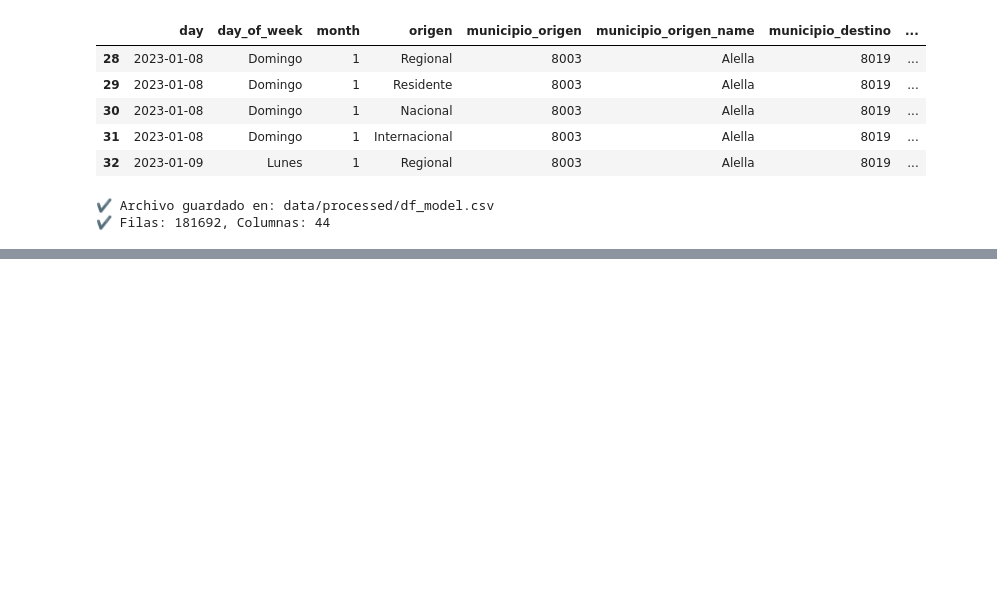
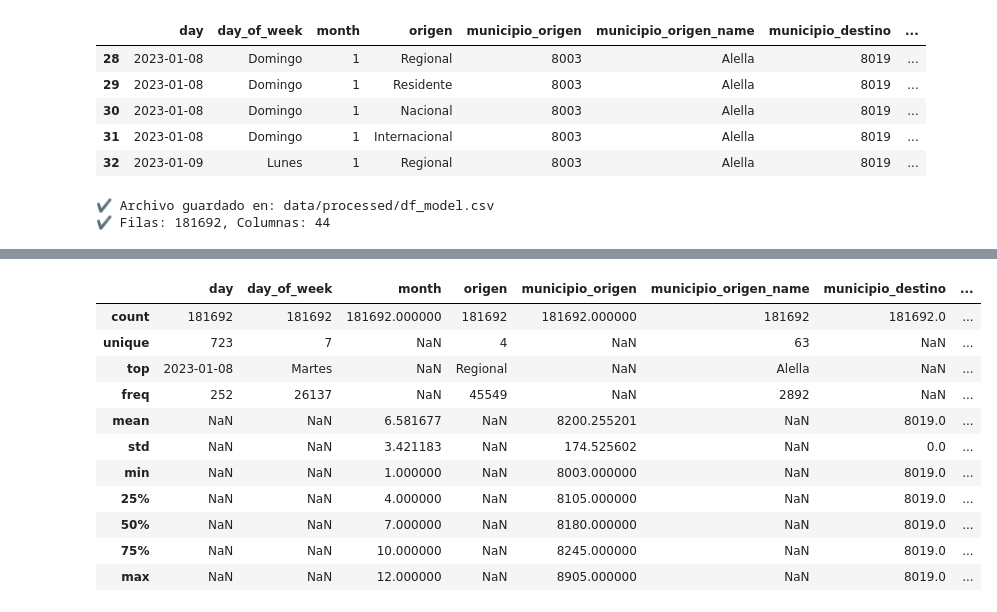
Before and after one commit to noelkei/bcn-mobility-insights-forecast, a Jupyter notebook: eda.ipynb, the cells around one changed output, grey strips where cells are left out. Drawn from its saved outputs; the diff is of its cells as text; code cells hidden in the pictures; blank space fills up the shorter version.

```diff
--- a/eda.ipynb
+++ b/eda.ipynb
@@ -764,3 +764,21 @@ print(f"✔ Filas: {len(df_model)}, Columnas: {len(df_model.columns)}")
 # %% [output]
 ✔ Archivo guardado en: data/processed/df_model.csv
 ✔ Filas: 181692, Columnas: 44
+# %%
+import pandas as pd
+
+# Mostrar todas las columnas sin límite
+pd.set_option('display.max_columns', None)
+
+# Cargar el CSV en un DataFrame
+df_model = pd.read_csv("data/processed/df_model.csv")
+
+# Mostrar primeras filas
+print(df_model.head())
+
+# Imprimir nombres de columnas
+print(df_model.columns.tolist())
+
+print(df_model.info())
+
+print(df_model.describe(include="all"))
@@ -766,0 +881,15 @@ print(f"✔ Filas: {len(df_model)}, Columnas: {len(df_model.columns)}")
+# %%
+display(df_model.describe(include="all"))
+# %% [output]
+|  | day | day_of_week | month | origen | municipio_origen | municipio_origen_name | municipio_destino | ... |
+| count | 181692 | 181692 | 181692.000000 | 181692 | 181692.000000 | 181692 | 181692.0 | ... |
+| unique | 723 | 7 | NaN | 4 | NaN | 63 | NaN | ... |
+| top | 2023-01-08 | Martes | NaN | Regional | NaN | Alella | NaN | ... |
+| freq | 252 | 26137 | NaN | 45549 | NaN | 2892 | NaN | ... |
+| mean | NaN | NaN | 6.581677 | NaN | 8200.255201 | NaN | 8019.0 | ... |
+| std | NaN | NaN | 3.421183 | NaN | 174.525602 | NaN | 0.0 | ... |
+| min | NaN | NaN | 1.000000 | NaN | 8003.000000 | NaN | 8019.0 | ... |
+| 25% | NaN | NaN | 4.000000 | NaN | 8105.000000 | NaN | 8019.0 | ... |
+| 50% | NaN | NaN | 7.000000 | NaN | 8180.000000 | NaN | 8019.0 | ... |
+| 75% | NaN | NaN | 10.000000 | NaN | 8245.000000 | NaN | 8019.0 | ... |
+| max | NaN | NaN | 12.000000 | NaN | 8905.000000 | NaN | 8019.0 | ... |
```
Also changed, not shown: parts of 16 cells of this notebook, 4 other files.
